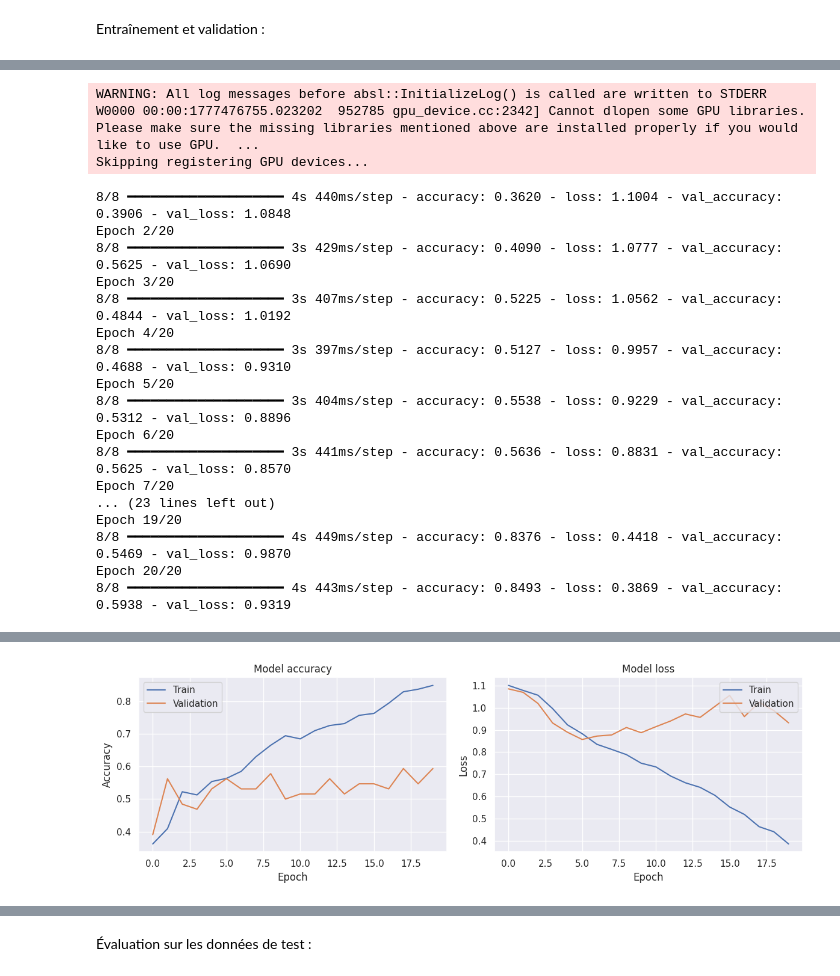
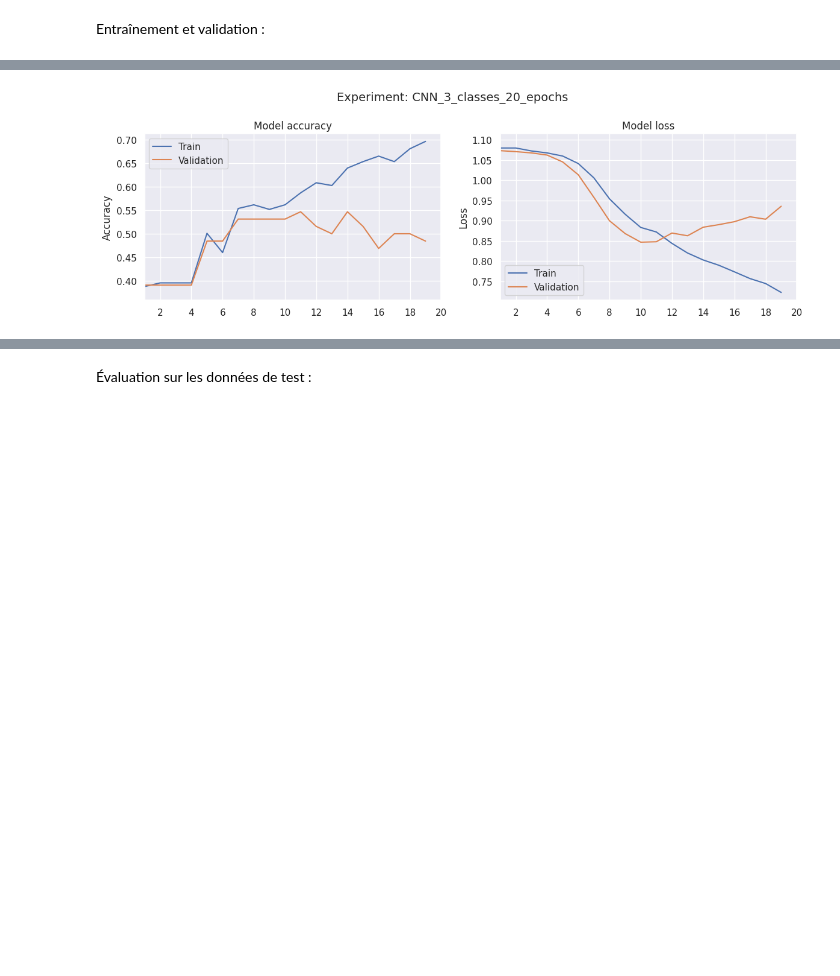
Before and after one commit to kirisakow/oc-dogs-cv-dl, a Jupyter notebook: ISAKOV_Kiril_2_notebook_model_from_scratch_032026.ipynb, the cells around one changed output, grey strips where cells are left out. Drawn from its saved outputs; the diff is of its cells as text; code cells hidden in the pictures; blank space fills up the shorter version.

```diff
--- a/ISAKOV_Kiril_2_notebook_model_from_scratch_032026.ipynb
+++ b/ISAKOV_Kiril_2_notebook_model_from_scratch_032026.ipynb
@@ -71,7 +71,11 @@ DEFAULT_TRGT_IMG_SIZE = (224, 224)
 DEFAULT_BATCH_SIZE = 64
 
 import os
-os.environ["KERAS_BACKEND"] = "torch" # valoriser cette variable d'environnement avant d'importer keras
+# Déclarer le backend avant d'importer keras (sinon par défaut c'est 'tensorflow'):
+os.environ["KERAS_BACKEND"] = "torch"
+# Memory optimization: Enable expandable segments to reduce fragmentation:
+os.environ['PYTORCH_CUDA_ALLOC_CONF'] = 'expandable_segments:True'
+# Limiter la verbosité des logs de tensorflow:
 os.environ['TF_CPP_MIN_LOG_LEVEL'] = '2'
 
 from functions_model_from_scratch import (
@@ -85,6 +89,8 @@ from torchvision import transforms
 import keras
 from keras import layers
 from keras.preprocessing import image_dataset_from_directory
+# Memory optimization: Use mixed precision (if GPU supports it):
+keras.mixed_precision.set_global_policy('mixed_float16')
 
 from collections import Counter
 from lxml import etree
@@ -223,15 +246,20 @@ test_seq = MyKerasSequence(input_paths_test, labels_test, batch_size=DEFAULT_BAT
+# %%
+LR = 1e-3
+N_CLASSES = 3
+N_EPOCHS = 20
+experiment_name = f'CNN_{N_CLASSES}_classes_{N_EPOCHS}_epochs'
 # %% [markdown]
 Construire le modèle :
 # %%
-LR         = 1e-3
-NUM_CLASSES = 3
-
-model = build_model_from_scratch(n_classes=NUM_CLASSES, target_img_size=DEFAULT_TRGT_IMG_SIZE)
+model = build_model_from_scratch(N_CLASSES, DEFAULT_TRGT_IMG_SIZE)
 
 model.compile(
     optimizer=keras.optimizers.Adam(LR),
     loss='sparse_categorical_crossentropy',
     metrics=['accuracy'],
 )
-keras.utils.plot_model(model, show_shapes=True)
+display(
+    model.summary(),
+    # keras.utils.plot_model(model, show_shapes=True, dpi=64),
+)
 # %% [output]
@@ -243,5 +292,4 @@ experiment_name = 'CNN_3_classes'
 # %%
-N_EPOCHS = 20
 model_fname = f'models/{experiment_name}_model.keras'
 history_fname = f'models/{experiment_name}_history.joblib'
 if os.path.exists(model_fname) and os.path.exists(history_fname):
@@ -252,17 +300,16 @@ if os.path.exists(model_fname) and os.path.exists(history_fname):
 else:
     logr.info(f"Entraînement du modèle {experiment_name!r}...")
     callbacks = [keras.callbacks.TensorBoard(log_dir=f"log/{experiment_name}")]
-    history = model.fit(train_seq, validation_data=val_seq, epochs=N_EPOCHS, callbacks=callbacks)
+    history = model.fit(train_seq, validation_data=val_seq, epochs=N_EPOCHS, callbacks=callbacks, verbose=0)
     logr.info(f"Entraînement du modèle {experiment_name!r} terminé")
     logr.info(f"Sauvegarder l'objet {model_fname!r}")
     keras.saving.save_model(model, model_fname, overwrite=True)
     logr.info(f"Sauvegarder l'objet {history_fname!r}")
     joblib.dump(history, history_fname)
-# Plot training & validation accuracy values
-plot_accuracy_and_loss_values(history)
-# Print final metrics
-logr.info(f"Final training accuracy: {history.history['accuracy'][-1]:.4f}")
-logr.info(f"Final validation accuracy: {history.history['val_accuracy'][-1]:.4f}")
-logr.info(f"Final training loss: {history.history['loss'][-1]:.4f}")
-logr.info(f"Final validation loss: {history.history['val_loss'][-1]:.4f}")
+# Tracer la précision et la loss du training & de la validation
+plot_accuracy_and_loss_values(history, f'Experiment: {experiment_name}')
+logr.info(f"Précision finale de l'entraînement: {history.history['accuracy'][-1]:.4f}")
+logr.info(f"Précision finale de la validation: {history.history['val_accuracy'][-1]:.4f}")
+logr.info(f"Loss finale de l'entraînement: {history.history['loss'][-1]:.4f}")
+logr.info(f"Loss finale de la validation: {history.history['val_loss'][-1]:.4f}")
 # %% [output]
@@ -269,0 +323 @@ logr.info(f"Final validation loss: {history.history['val_loss'][-1]:.4f}")
+[figure, new version]
@@ -271,20 +327,0 @@ Epoch 1/20
-WARNING: All log messages before absl::InitializeLog() is called are written to STDERR
-W0000 00:00:1777476755.023202  952785 gpu_device.cc:2342] Cannot dlopen some GPU libraries. Please make sure the missing libraries mentioned above are installed properly if you would like to use GPU.  ...
-Skipping registering GPU devices...
-8/8 ━━━━━━━━━━━━━━━━━━━━ 4s 440ms/step - accuracy: 0.3620 - loss: 1.1004 - val_accuracy: 0.3906 - val_loss: 1.0848
-Epoch 2/20
-8/8 ━━━━━━━━━━━━━━━━━━━━ 3s 429ms/step - accuracy: 0.4090 - loss: 1.0777 - val_accuracy: 0.5625 - val_loss: 1.0690
-Epoch 3/20
-8/8 ━━━━━━━━━━━━━━━━━━━━ 3s 407ms/step - accuracy: 0.5225 - loss: 1.0562 - val_accuracy: 0.4844 - val_loss: 1.0192
-Epoch 4/20
-8/8 ━━━━━━━━━━━━━━━━━━━━ 3s 397ms/step - accuracy: 0.5127 - loss: 0.9957 - val_accuracy: 0.4688 - val_loss: 0.9310
-Epoch 5/20
-8/8 ━━━━━━━━━━━━━━━━━━━━ 3s 404ms/step - accuracy: 0.5538 - loss: 0.9229 - val_accuracy: 0.5312 - val_loss: 0.8896
-Epoch 6/20
-8/8 ━━━━━━━━━━━━━━━━━━━━ 3s 441ms/step - accuracy: 0.5636 - loss: 0.8831 - val_accuracy: 0.5625 - val_loss: 0.8570
-Epoch 7/20
-... (23 lines left out)
-Epoch 19/20
-8/8 ━━━━━━━━━━━━━━━━━━━━ 4s 449ms/step - accuracy: 0.8376 - loss: 0.4418 - val_accuracy: 0.5469 - val_loss: 0.9870
-Epoch 20/20
-8/8 ━━━━━━━━━━━━━━━━━━━━ 4s 443ms/step - accuracy: 0.8493 - loss: 0.3869 - val_accuracy: 0.5938 - val_loss: 0.9319
@@ -294 +327,0 @@ Epoch 20/20
-[figure, old version]
```
Also changed, not shown: parts of 67 cells of this notebook, 2 other files.
